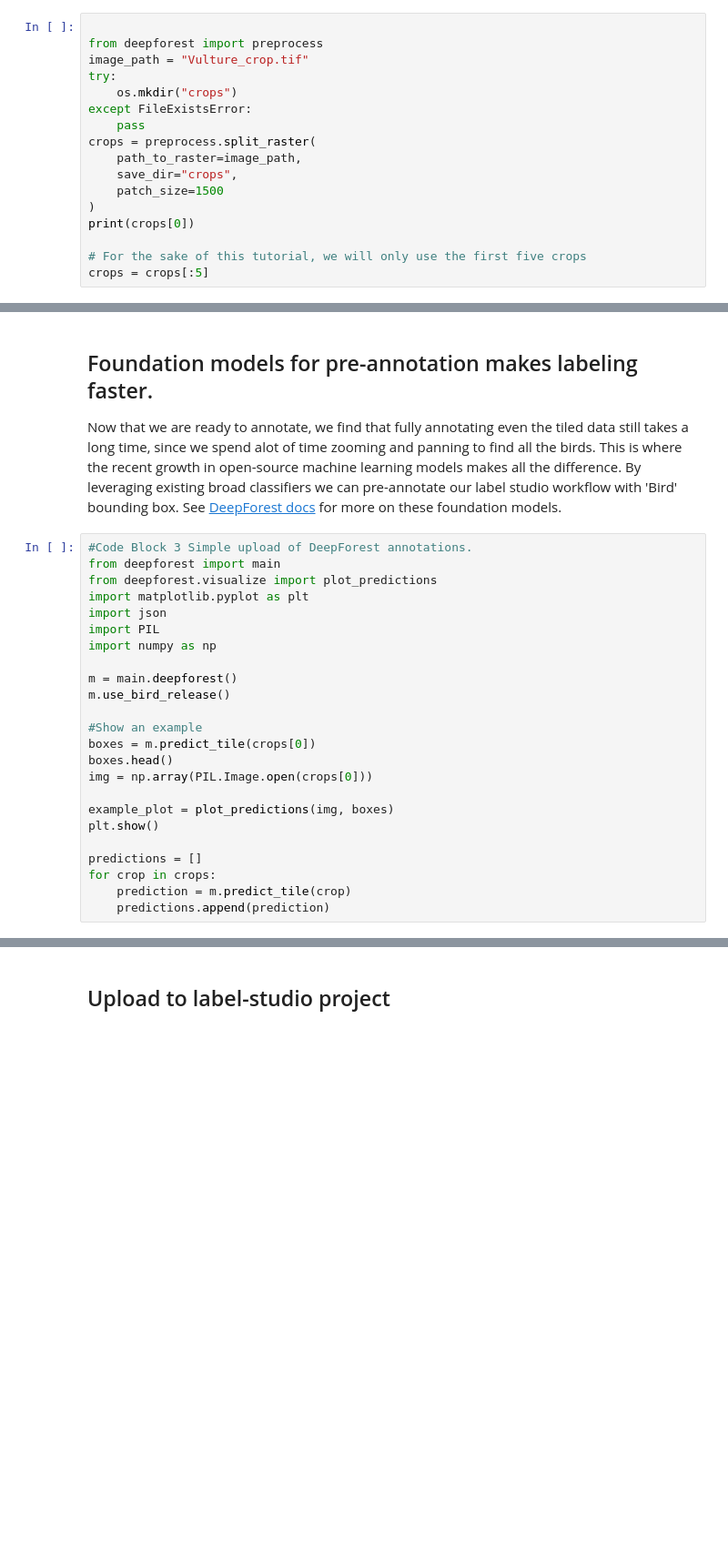
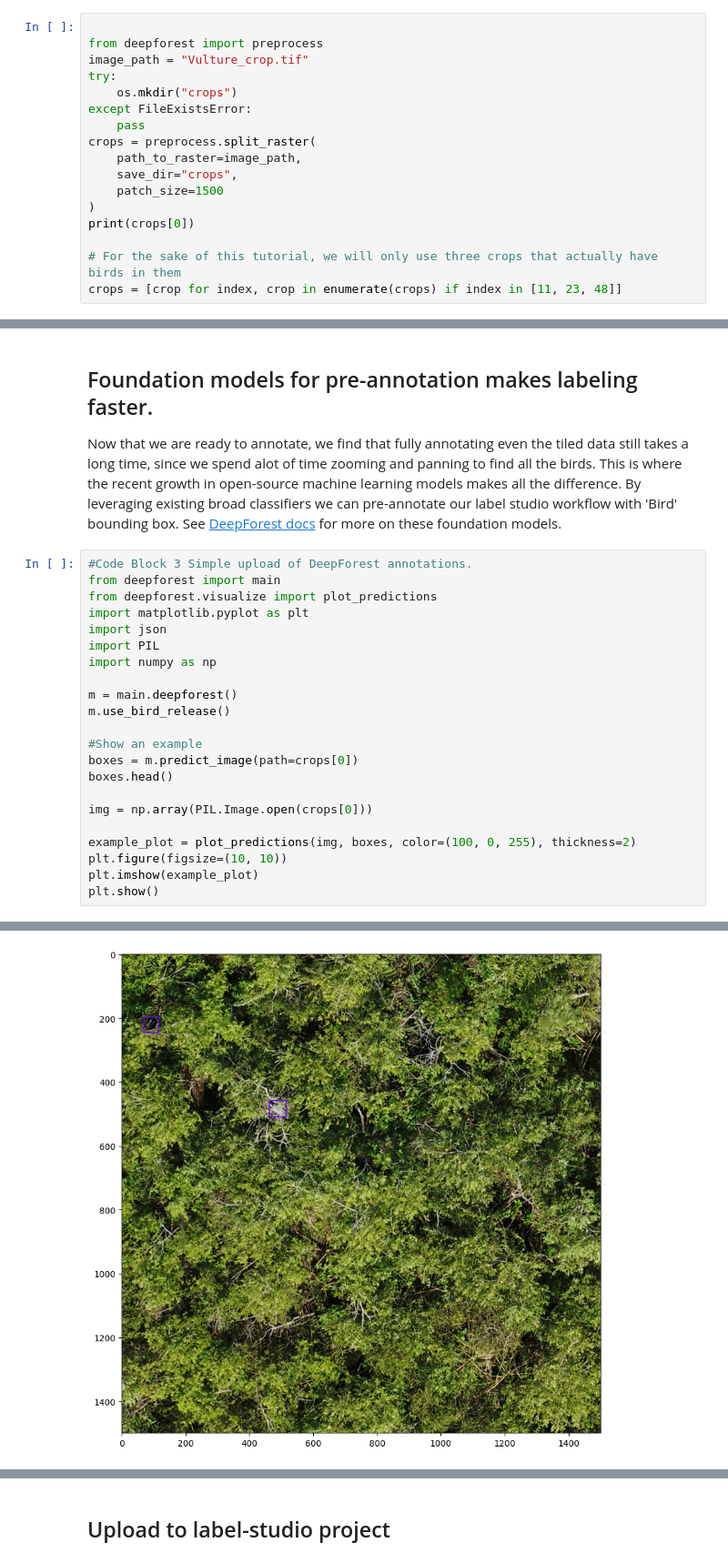
Before and after one commit to weecology/LabelStudio_BlogPost, a Jupyter notebook: blogpost.ipynb, the cells around one changed output, grey strips where cells are left out. Shown at 91% size. Drawn from its saved outputs; the diff is of its cells as text; blank space fills up the shorter version.

```diff
--- a/blogpost.ipynb
+++ b/blogpost.ipynb
@@ -60,8 +63,8 @@ crops = preprocess.split_raster(
 )
 print(crops[0])
 
-# For the sake of this tutorial, we will only use the first five crops
-crops = crops[:5]
+# For the sake of this tutorial, we will only use three crops that actually have birds in them
+crops = [crop for index, crop in enumerate(crops) if index in [11, 23, 48]]
 # %% [output]
 crops/Vulture_crop_0.png
 # %% [markdown]
@@ -127,17 +130,15 @@ m = main.deepforest()
 m.use_bird_release()
 
 #Show an example
-boxes = m.predict_tile(crops[0])
+boxes = m.predict_image(path=crops[0])
 boxes.head()
+
 img = np.array(PIL.Image.open(crops[0]))
 
-example_plot = plot_predictions(img, boxes)
+example_plot = plot_predictions(img, boxes, color=(100, 0, 255), thickness=2)
+plt.figure(figsize=(10, 10))
+plt.imshow(example_plot)
 plt.show()
-
-predictions = []
-for crop in crops:
-    prediction = m.predict_tile(crop)
-    predictions.append(prediction)
 # %% [output]
 Reading config file: /Users/benweinstein/.conda/envs/labelstudio_blog/lib/python3.11/site-packages/deepforest/data/deepforest_config.yml
 GPU available: False, used: False
@@ -154,0 +152 @@ AttributeError: 'PngImageFile' object has no attribute 'shape'
+[figure, added]
```
Also changed, not shown: parts of 8 cells of this notebook.
